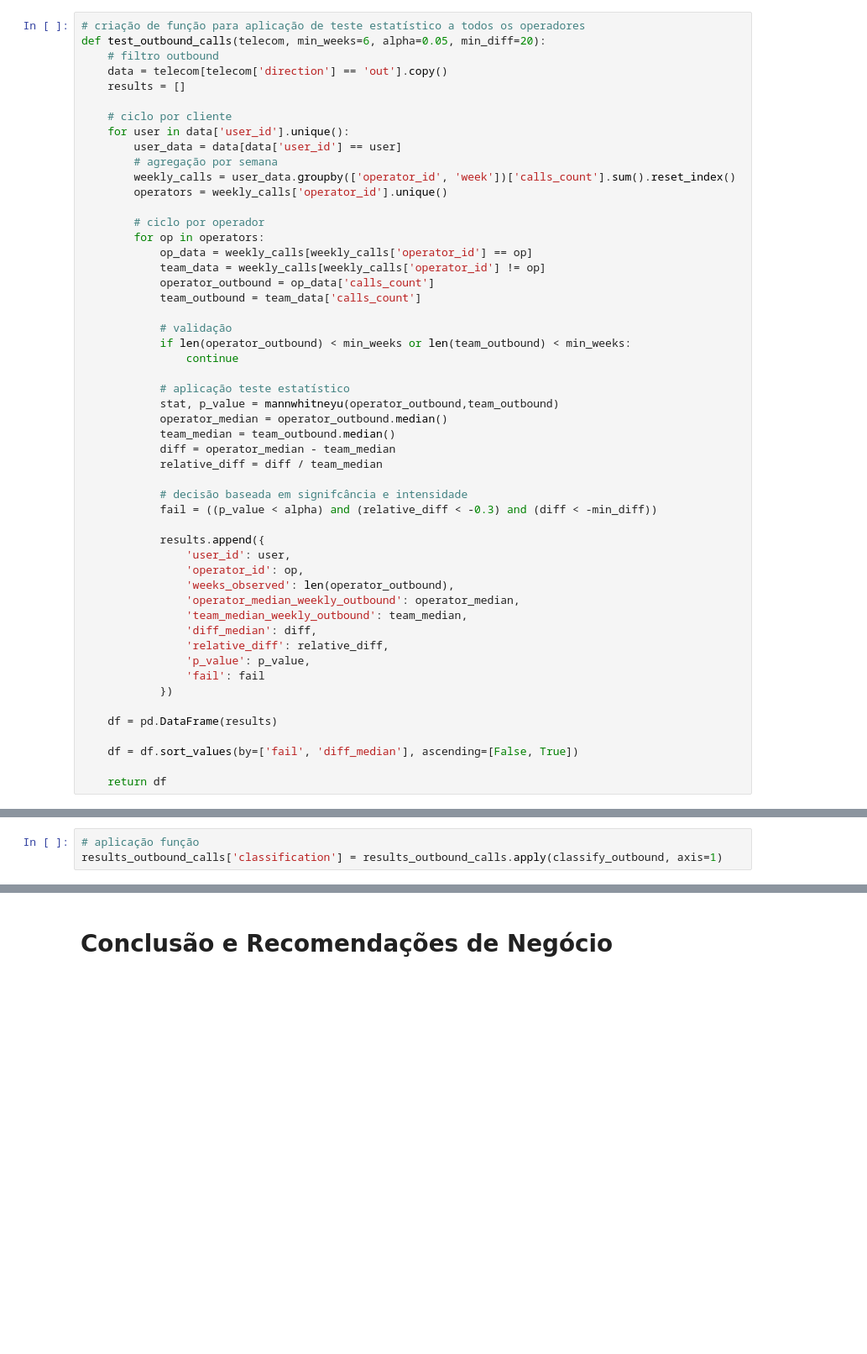
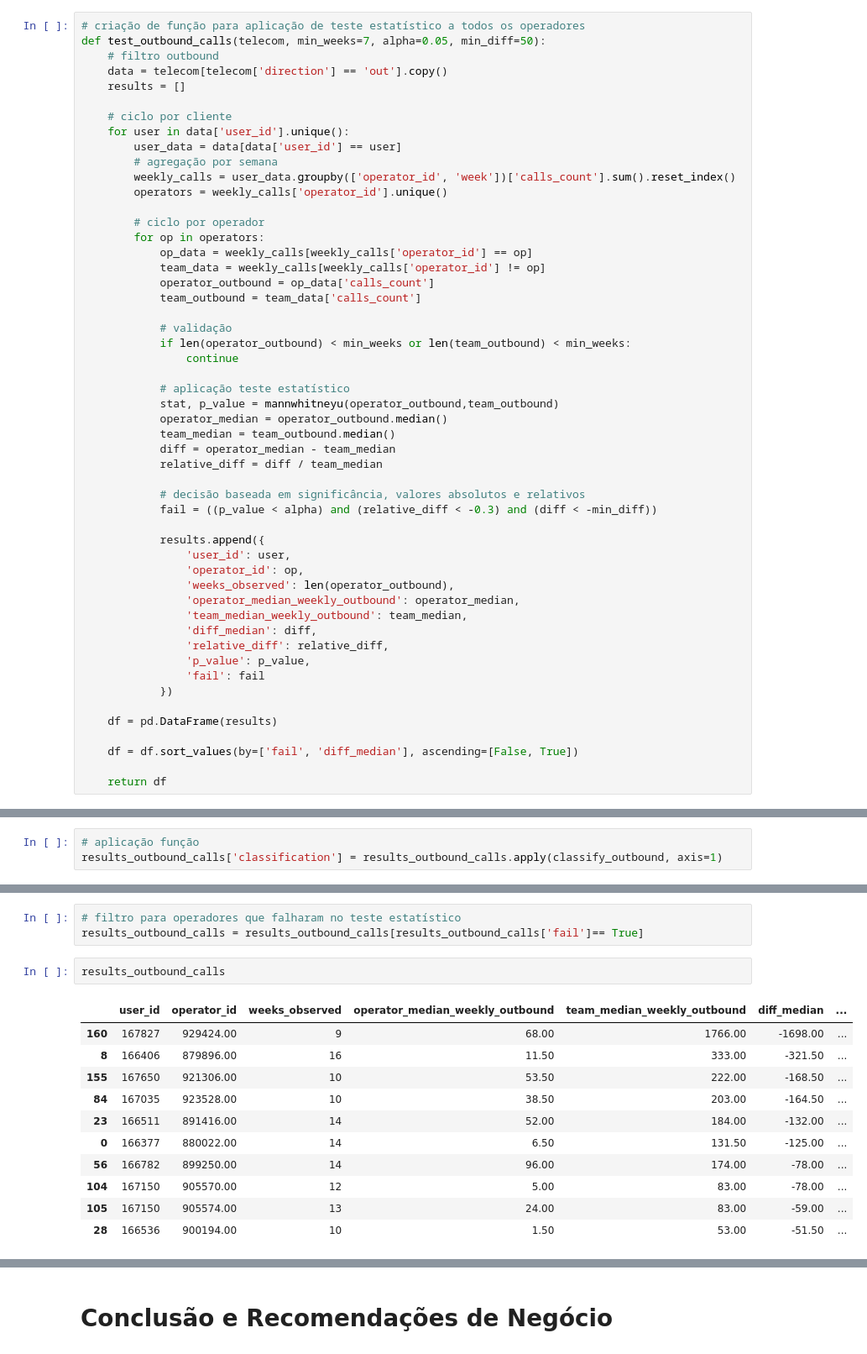
Before and after one commit to rodriguesbrian/tt14_call_center_project, a Jupyter notebook: notebooks/call_center_efficiency.ipynb, the cells around one changed output, grey strips where cells are left out. Shown at 84% size. Cells and saved outputs as stored; diff of their text form; blank space fills up the shorter version.

```diff
--- a/notebooks/call_center_efficiency.ipynb
+++ b/notebooks/call_center_efficiency.ipynb
@@ -767,7 +734,7 @@ results_waiting_time[results_waiting_time['fail'] == True]
 ### Volume baixo de chamadas outbound
 # %%
 # criação de função para aplicação de teste estatístico a todos os operadores
-def test_outbound_calls(telecom, min_weeks=6, alpha=0.05, min_diff=20):
+def test_outbound_calls(telecom, min_weeks=7, alpha=0.05, min_diff=50):
     # filtro outbound
     data = telecom[telecom['direction'] == 'out'].copy()
     results = []
@@ -797,7 +764,7 @@ def test_outbound_calls(telecom, min_weeks=6, alpha=0.05, min_diff=20):
             diff = operator_median - team_median
             relative_diff = diff / team_median
 
-            # decisão baseada em signifcância e intensidade
+            # decisão baseada em significância, valores absolutos e relativos
             fail = ((p_value < alpha) and (relative_diff < -0.3) and (diff < -min_diff))
 
             results.append({
@@ -875,0 +802,17 @@ results_outbound_calls[results_outbound_calls['fail'] == True]
+# %%
+# filtro para operadores que falharam no teste estatístico
+results_outbound_calls = results_outbound_calls[results_outbound_calls['fail']== True]
+# %%
+results_outbound_calls
+# %% [output]
+|  | user_id | operator_id | weeks_observed | operator_median_weekly_outbound | team_median_weekly_outbound | diff_median | ... |
+| 160 | 167827 | 929424.00 | 9 | 68.00 | 1766.00 | -1698.00 | ... |
+| 8 | 166406 | 879896.00 | 16 | 11.50 | 333.00 | -321.50 | ... |
+| 155 | 167650 | 921306.00 | 10 | 53.50 | 222.00 | -168.50 | ... |
+| 84 | 167035 | 923528.00 | 10 | 38.50 | 203.00 | -164.50 | ... |
+| 23 | 166511 | 891416.00 | 14 | 52.00 | 184.00 | -132.00 | ... |
+| 0 | 166377 | 880022.00 | 14 | 6.50 | 131.50 | -125.00 | ... |
+| 56 | 166782 | 899250.00 | 14 | 96.00 | 174.00 | -78.00 | ... |
+| 104 | 167150 | 905570.00 | 12 | 5.00 | 83.00 | -78.00 | ... |
+| 105 | 167150 | 905574.00 | 13 | 24.00 | 83.00 | -59.00 | ... |
+| 28 | 166536 | 900194.00 | 10 | 1.50 | 53.00 | -51.50 | ... |
```
Also changed, not shown: parts of 50 cells of this notebook.
